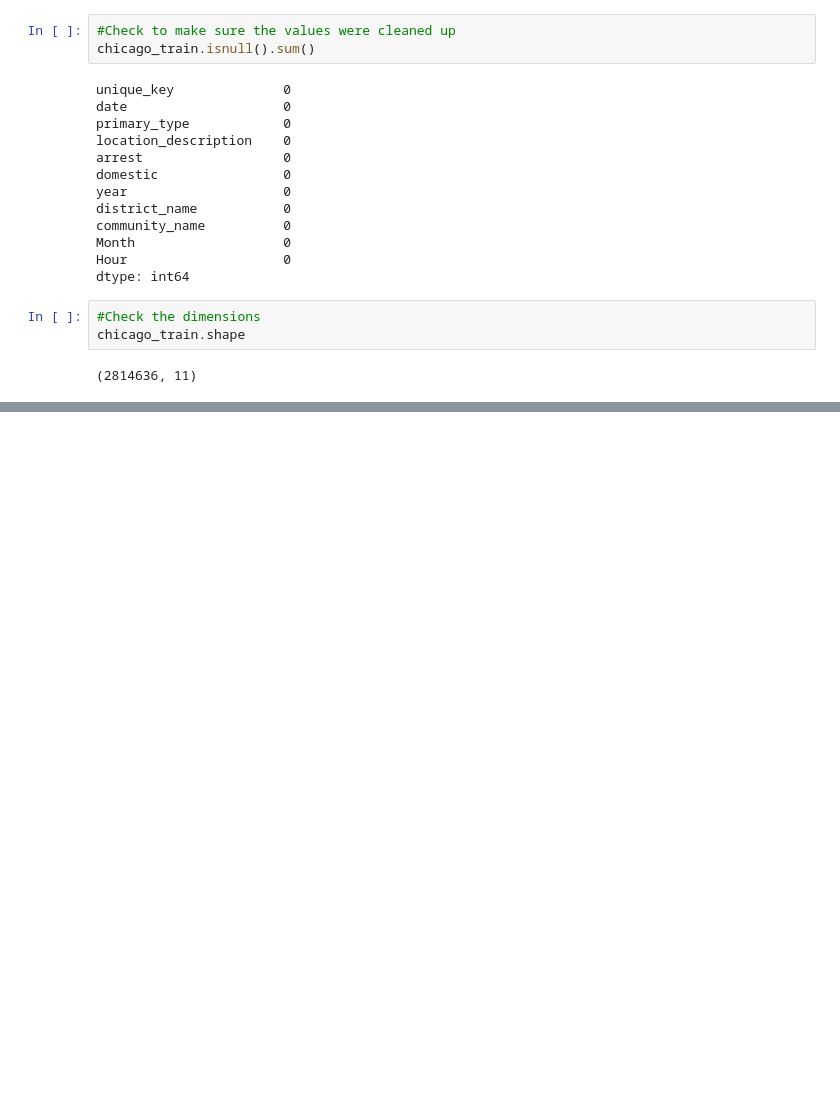
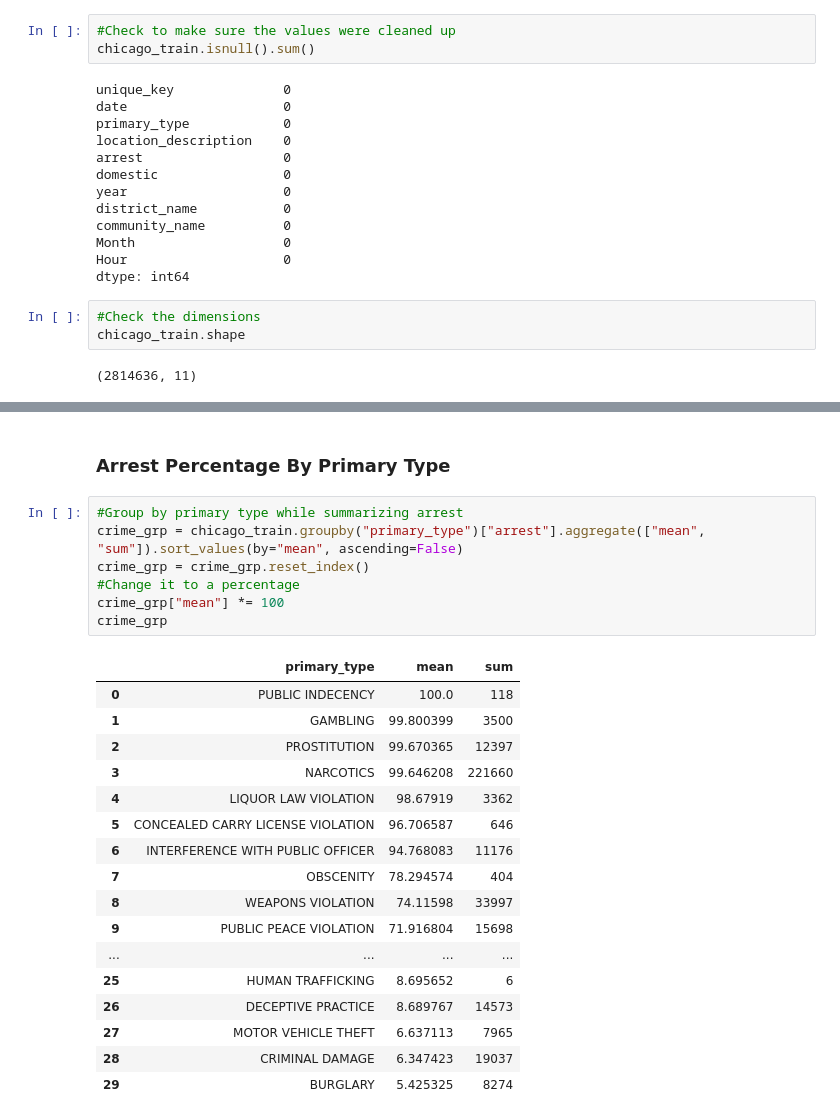
Before and after one commit to AustinYunker/Chicago-Crime-Analysis, a Jupyter notebook: Data Visualization.ipynb, the cells around one changed output, grey strips where cells are left out. Saved outputs shown, nothing was run; the diff lists cells and outputs as text; blank space fills up the shorter version.

```diff
--- a/Data Visualization.ipynb
+++ b/Data Visualization.ipynb
@@ -102,0 +169,27 @@ chicago_train.head()
+# %% [markdown]
+### Arrest Percentage By Primary Type
+# %%
+#Group by primary type while summarizing arrest
+crime_grp = chicago_train.groupby("primary_type")["arrest"].aggregate(["mean", "sum"]).sort_values(by="mean", ascending=False)
+crime_grp = crime_grp.reset_index()
+#Change it to a percentage
+crime_grp["mean"] *= 100
+crime_grp
+# %% [output]
+|  | primary_type | mean | sum |
+| 0 | PUBLIC INDECENCY | 100.0 | 118 |
+| 1 | GAMBLING | 99.800399 | 3500 |
+| 2 | PROSTITUTION | 99.670365 | 12397 |
+| 3 | NARCOTICS | 99.646208 | 221660 |
+| 4 | LIQUOR LAW VIOLATION | 98.67919 | 3362 |
+| 5 | CONCEALED CARRY LICENSE VIOLATION | 96.706587 | 646 |
+| 6 | INTERFERENCE WITH PUBLIC OFFICER | 94.768083 | 11176 |
+| 7 | OBSCENITY | 78.294574 | 404 |
+| 8 | WEAPONS VIOLATION | 74.11598 | 33997 |
+| 9 | PUBLIC PEACE VIOLATION | 71.916804 | 15698 |
+| ... | ... | ... | ... |
+| 25 | HUMAN TRAFFICKING | 8.695652 | 6 |
+| 26 | DECEPTIVE PRACTICE | 8.689767 | 14573 |
+| 27 | MOTOR VEHICLE THEFT | 6.637113 | 7965 |
+| 28 | CRIMINAL DAMAGE | 6.347423 | 19037 |
+| 29 | BURGLARY | 5.425325 | 8274 |
```
Also changed, not shown: parts of 13 cells of this notebook, 1 other file.
